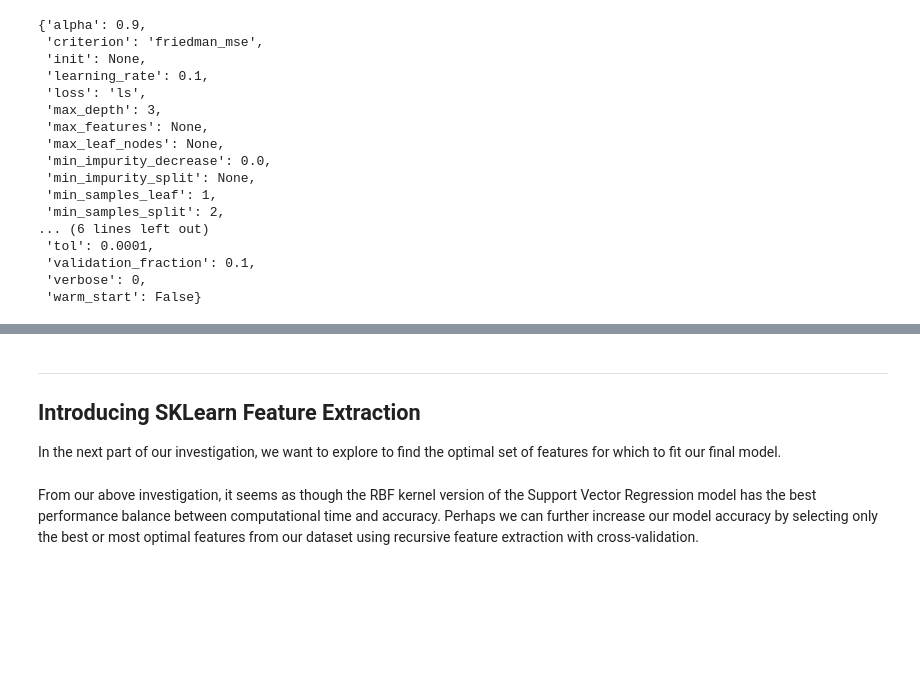
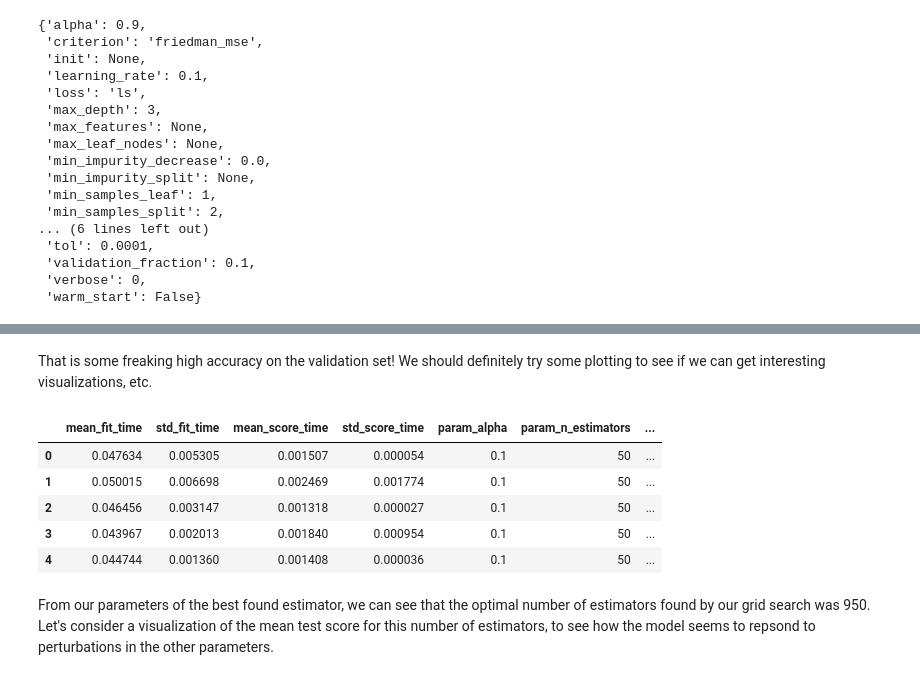
Before and after one commit to bbjornstad/concrete-strength-regression, a Jupyter notebook: index.ipynb, the cells around one changed output, grey strips where cells are left out. Drawn from its saved outputs; the diff is of its cells as text; code cells hidden in the pictures; blank space fills up the shorter version.

Commit message:
Added more on gradient boosting regression

```diff
--- a/index.ipynb
+++ b/index.ipynb
@@ -382,4 +399,0 @@ gbr_grid_search_cv.score(x_val_norm, y_val)
-# %% [markdown]
-----
-## Introducing SKLearn Feature Extraction
-In the next part of our investigation, we want to explore to find the optimal set of features for which to fit our final model.
@@ -388,2 +400,14 @@ from sklearn.feature_selection import RFECV
-# %% [markdown]
-From our above investigation, it seems as though the RBF kernel version of the Support Vector Regression model has the best performance balance between computational time and accuracy. Perhaps we can further increase our model accuracy by selecting only the best or most optimal features from our dataset using recursive feature extraction with cross-validation.
+# %% [markdown]
+That is some freaking high accuracy on the validation set! We should definitely try some plotting to see if we can get interesting visualizations, etc.
+# %%
+gbr_param_search_results = pd.DataFrame(gbr_grid_search_cv.cv_results_)
+gbr_param_search_results.head()
+# %% [output]
+|  | mean_fit_time | std_fit_time | mean_score_time | std_score_time | param_alpha | param_n_estimators | ... |
+| 0 | 0.047634 | 0.005305 | 0.001507 | 0.000054 | 0.1 | 50 | ... |
+| 1 | 0.050015 | 0.006698 | 0.002469 | 0.001774 | 0.1 | 50 | ... |
+| 2 | 0.046456 | 0.003147 | 0.001318 | 0.000027 | 0.1 | 50 | ... |
+| 3 | 0.043967 | 0.002013 | 0.001840 | 0.000954 | 0.1 | 50 | ... |
+| 4 | 0.044744 | 0.001360 | 0.001408 | 0.000036 | 0.1 | 50 | ... |
+# %% [markdown]
+From our parameters of the best found estimator, we can see that the optimal number of estimators found by our grid search was 950. Let's consider a visualization of the mean test score for this number of estimators, to see how the model seems to repsond to perturbations in the other parameters.
```
Also changed, not shown: parts of 5 cells of this notebook.
